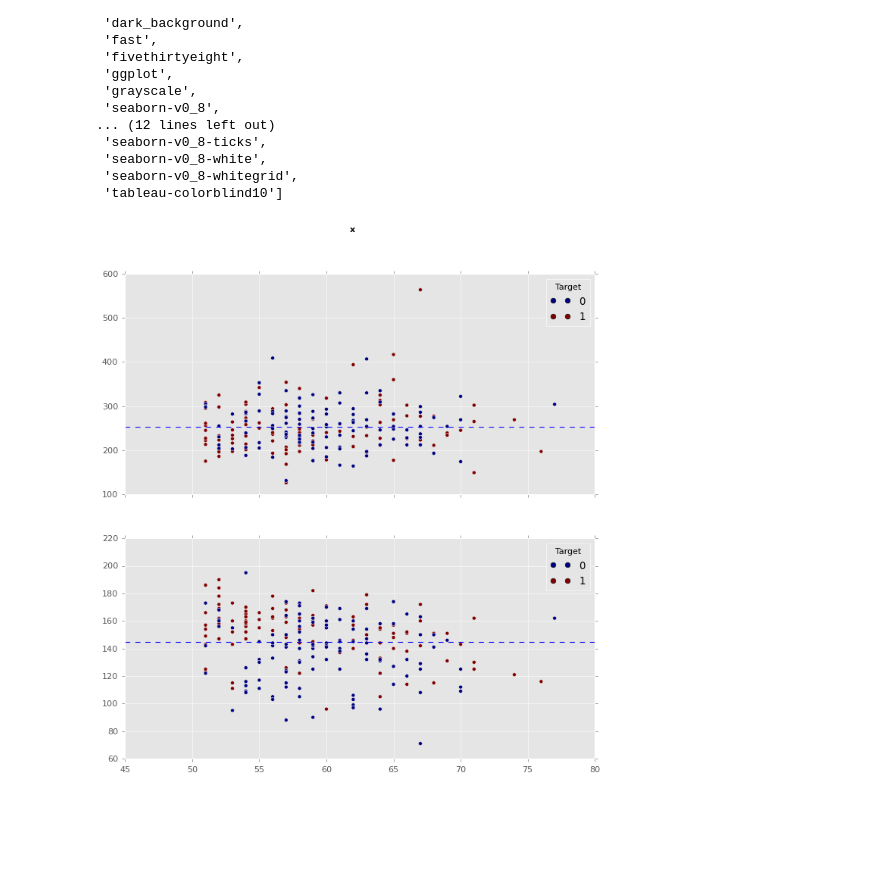
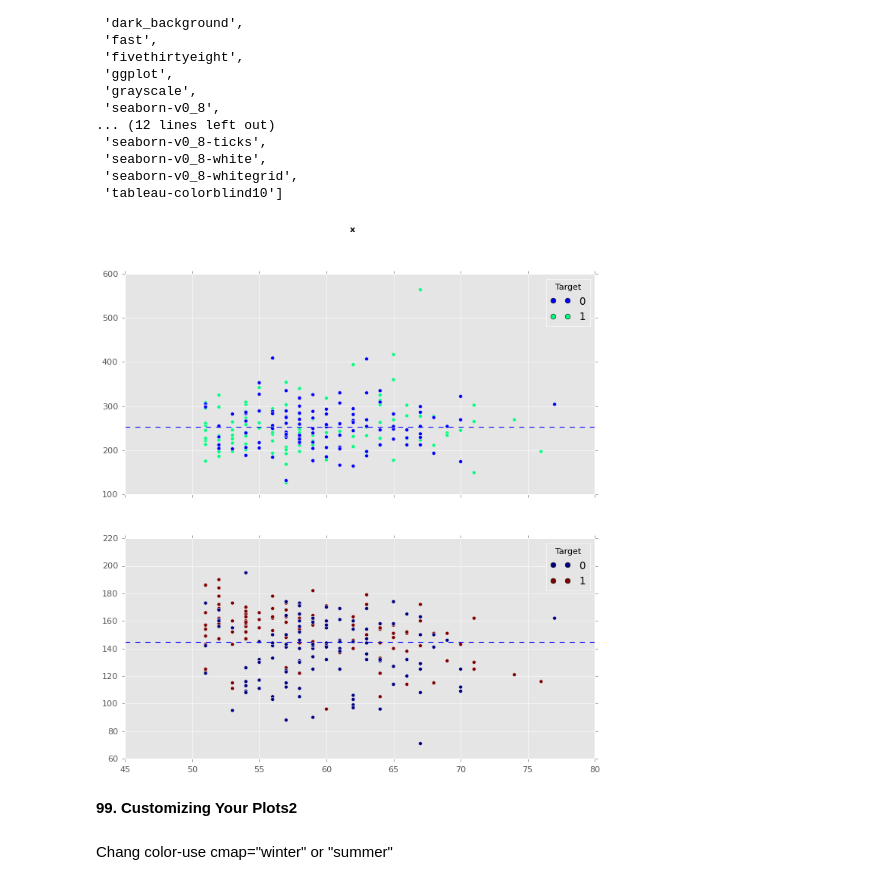
Before and after one commit to bhagya777/NumpyPandas, a Jupyter notebook: Matplotlib.ipynb, the cells around one changed output. Saved outputs shown, nothing was run; the diff lists cells and outputs as text; code cells hidden in the pictures; blank space fills up the shorter version.

```diff
--- a/Matplotlib.ipynb
+++ b/Matplotlib.ipynb
@@ -516,14 +516,18 @@ plt.style.use('seaborn-v0_8-muted')
 # %%
 fig,(ax0,ax1)=plt.subplots(nrows=2,ncols=1,figsize=(10,10),sharex=True)
 scatter=ax0.scatter(x=over_50["age"],y=over_50["chol"],
-                    c=over_50["target"])
+                    c=over_50["target"],cmap="winter")
 ax0.legend(*scatter.legend_elements(),title="Target")
 ax0.axhline(over_50["chol"].mean(),linestyle="--")
 scatter=ax1.scatter(x=over_50["age"],y=over_50["thalach"],
                     c=over_50["target"])
 ax1.legend(*scatter.legend_elements(),title="Target")
 ax1.axhline(over_50["thalach"].mean(),linestyle="--")
 fig.suptitle("x",fontsize=10,fontweight="bold")
 plt.show()
 # %% [output]
-[figure, old version]
+[figure, new version]
+# %% [markdown]
+**99. Customizing Your Plots2**
+# %% [markdown]
+Chang color-use cmap="winter" or "summer"
```
